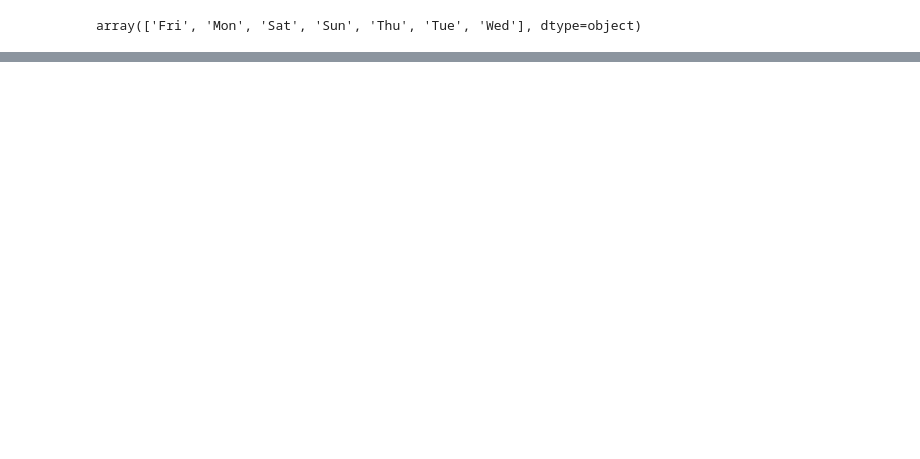
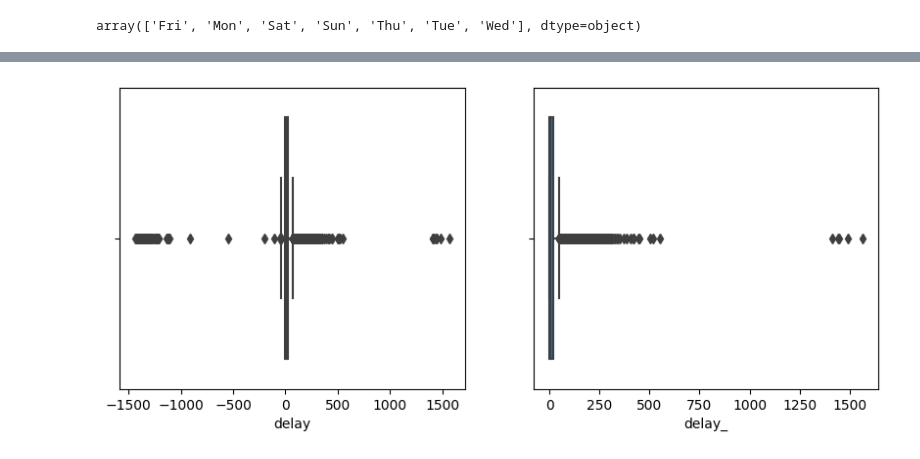
Before and after one commit to poormohammadf/fids_api, a Jupyter notebook: fids_sql.ipynb, the cells around one changed output, grey strips where cells are left out. Drawn from its saved outputs; the diff is of its cells as text; code cells hidden in the pictures; blank space fills up the shorter version.

```diff
--- a/fids_sql.ipynb
+++ b/fids_sql.ipynb
@@ -431,0 +474,15 @@ for i in ax.containers:
+# %%
+numerical = ['delay', 'delay_']
+
+i = 0
+while i < 2:
+    fig = plt.figure(figsize=[10,4])
+    plt.subplot(1,2,1)
+    sns.boxplot(x=numerical[i],data = df)
+    i += 1
+    plt.subplot(1,2,2)
+    sns.boxplot(x=numerical[i],data = df)
+    i += 1
+    plt.show()
+# %% [output]
+[figure, added]
```
Also changed, not shown: parts of 55 cells of this notebook.
